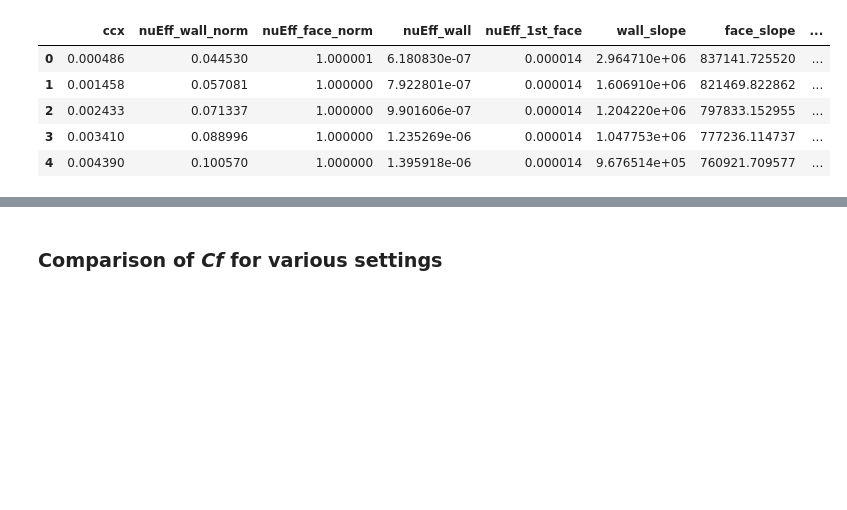
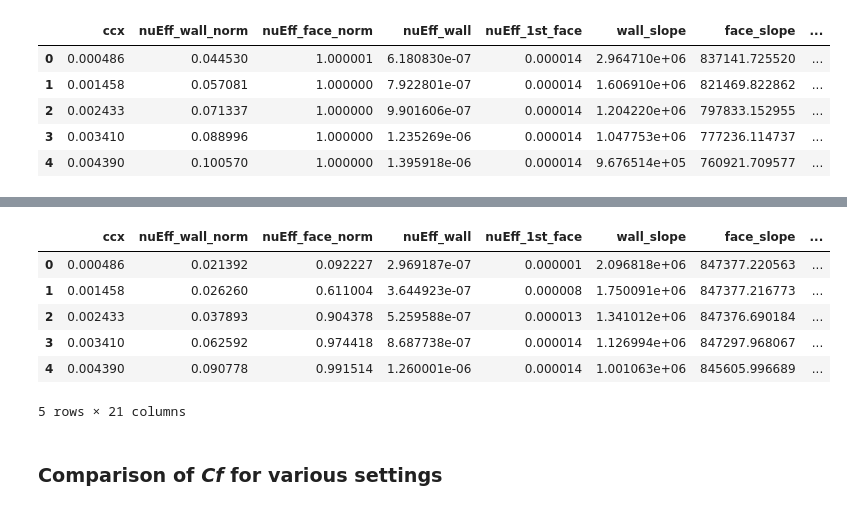
Before and after one commit to JihooKang-KOR/Data_driven_wall_modeling, a Jupyter notebook: notebooks/PlotCf_2DflatPlate.ipynb, the cells around one changed output, grey strips where cells are left out. Saved outputs shown, nothing was run; the diff lists cells and outputs as text; code cells hidden in the pictures; blank space fills up the shorter version.

```diff
--- a/notebooks/PlotCf_2DflatPlate.ipynb
+++ b/notebooks/PlotCf_2DflatPlate.ipynb
@@ -76,3 +79,15 @@ tauw_data_ddface[0].head()
+# %%
+tauw_path_ddface2 = [run + 'flatPlate_1stFaceCorrection/turbulentFlatPlate_1stface_wallfixFaceblend/yplus_{}/{}yp_surfaceFields.csv'.format(yp[j], yp[j]) for j in range(len(yp)) for i in range(len(res_list))]
+tauw_data_ddface2 = [pd.read_csv(tauw_path_ddface2[i + len(res_list)*j]) for j in range(len(yp)) for i in range(len(res_list))]
+tauw_data_ddface2[0].head()
+# %% [output]
+|  | ccx | nuEff_wall_norm | nuEff_face_norm | nuEff_wall | nuEff_1st_face | wall_slope | face_slope | ... |
+| 0 | 0.000486 | 0.021392 | 0.092227 | 2.969187e-07 | 0.000001 | 2.096818e+06 | 847377.220563 | ... |
+| 1 | 0.001458 | 0.026260 | 0.611004 | 3.644923e-07 | 0.000008 | 1.750091e+06 | 847377.216773 | ... |
+| 2 | 0.002433 | 0.037893 | 0.904378 | 5.259588e-07 | 0.000013 | 1.341012e+06 | 847376.690184 | ... |
+| 3 | 0.003410 | 0.062592 | 0.974418 | 8.687738e-07 | 0.000014 | 1.126994e+06 | 847297.968067 | ... |
+| 4 | 0.004390 | 0.090778 | 0.991514 | 1.260001e-06 | 0.000014 | 1.001063e+06 | 845605.996689 | ... |
+5 rows × 21 columns
 # %%
 x0 = 0
 Rex = (tauw_data_nowall[0]['ccx'] - x0)*UInf/nuInf
```
Also changed, not shown: parts of 7 cells of this notebook, 1 other file.
